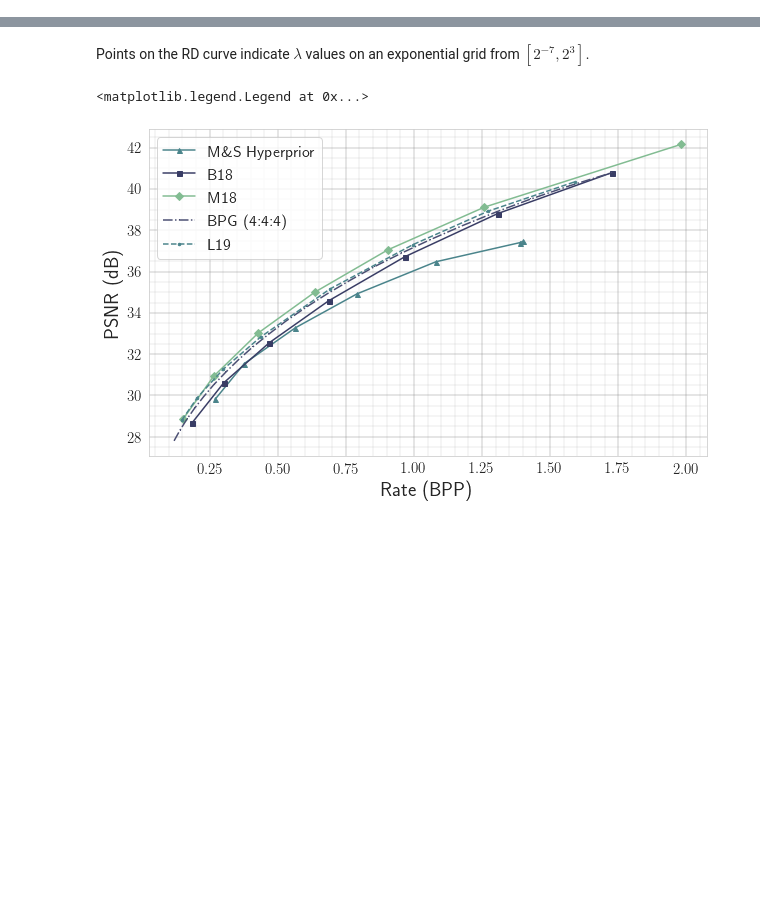
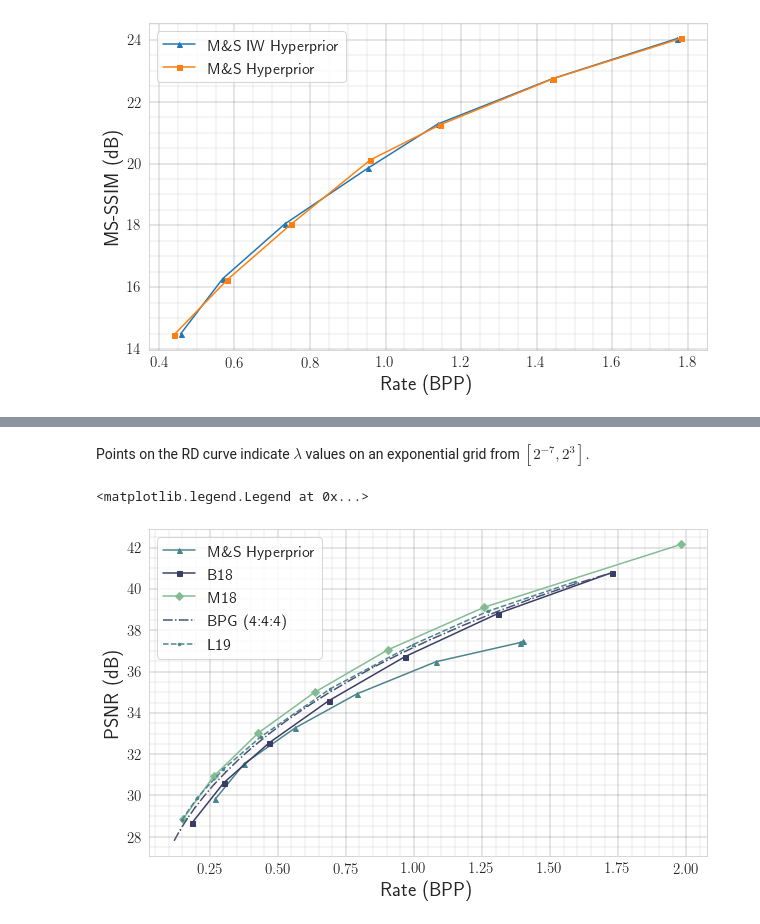
Before and after one commit to Justin-Tan/high-fidelity-generative-compression, a Jupyter notebook: RD.ipynb, the cells around one changed output, grey strips where cells are left out. Cells and saved outputs as stored; diff of their text form; code cells hidden in the pictures; blank space fills up the shorter version.

```diff
--- a/RD.ipynb
+++ b/RD.ipynb
@@ -145,3 +157,24 @@ Text(0, 0.5, 'MS-SSIM')
+# %%
+fig, ax = plt.subplots(1, 1, figsize=(10,6))
+ms_ssim_db = -10. * np.log10(1.-np.array(ms_ssim))
+ms_ssim_db2 = -10. * np.log10(1.-np.array(ms_ssim2))
+ms_ssim_db2[3] += 0.28
+ax.plot(rate, ms_ssim_db, marker='^', ms=5, label='M\&S IW Hyperprior')
+ax.plot(rate2, ms_ssim_db2, marker='s', ms=5, label='M\&S Hyperprior')
+ax.tick_params(axis='both', which='major', labelsize=15)
+
+ax.get_xaxis().set_minor_locator(mpl.ticker.AutoMinorLocator())
+ax.get_yaxis().set_minor_locator(mpl.ticker.AutoMinorLocator())
+ax.grid(b=True, which='major', color='grey', linewidth=0.4)
+ax.grid(b=True, which='minor', color='grey', linewidth=0.15)
+
+plt.xlabel(r'Rate (BPP)', fontsize=20)
+# plt.ylabel(r'$\log p(\mathbf{x} \vert \textsf{data})$', fontsize=20)
+plt.ylabel(r'MS-SSIM (dB)', fontsize=20)
+plt.legend(fontsize=16)
+plt.savefig(os.path.join('data', 'ms_ssim_comp.pdf'), format='pdf', dpi=64, bbox_inches='tight')
+# %% [output]
+[figure, added]
 # %%
 ms_ssim_db = -10. * np.log10(1.-np.array(ms_ssim))
 plt.plot(rate, ms_ssim_db, 'o-', ms=3)
```
Also changed, not shown: parts of 23 cells of this notebook, 7 other files.
